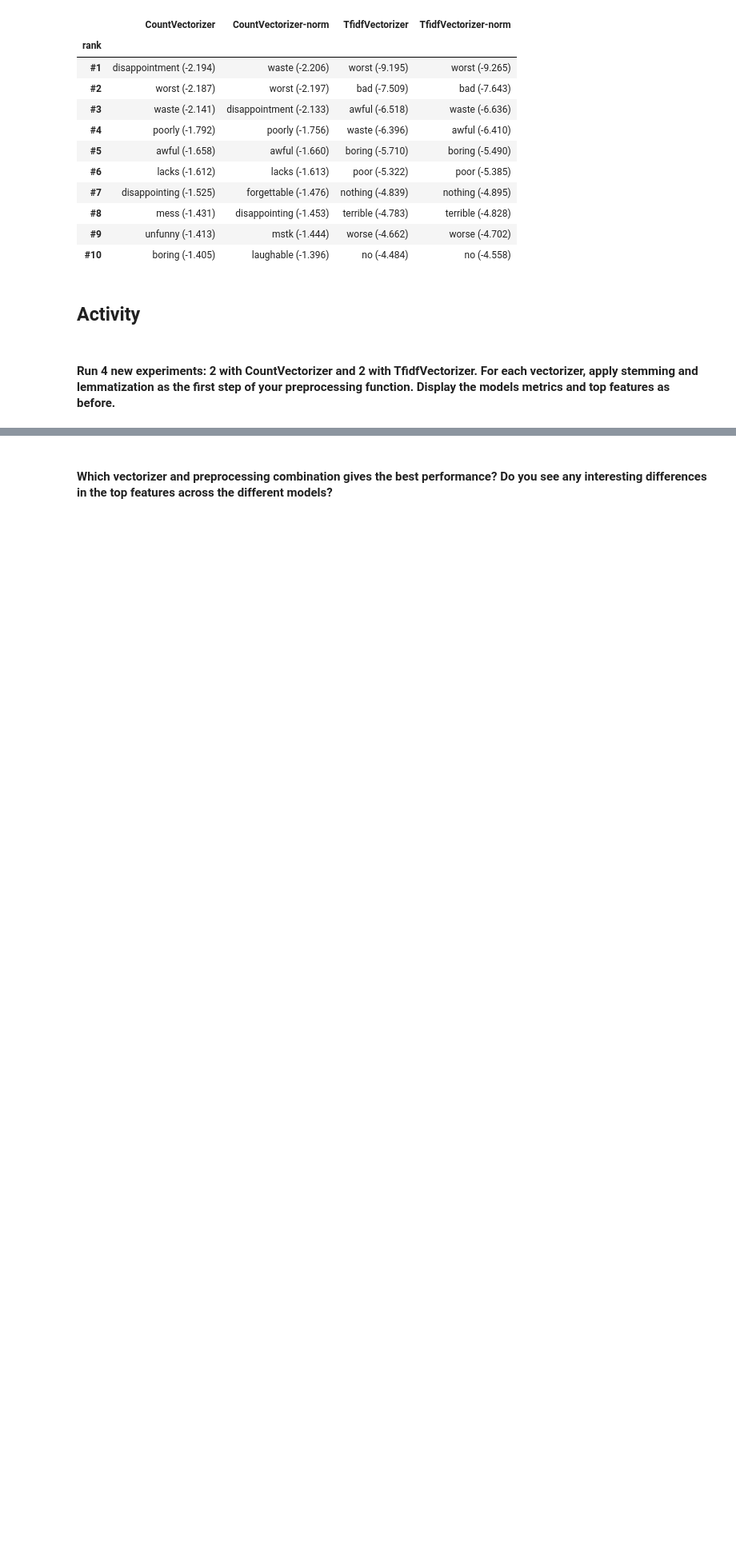
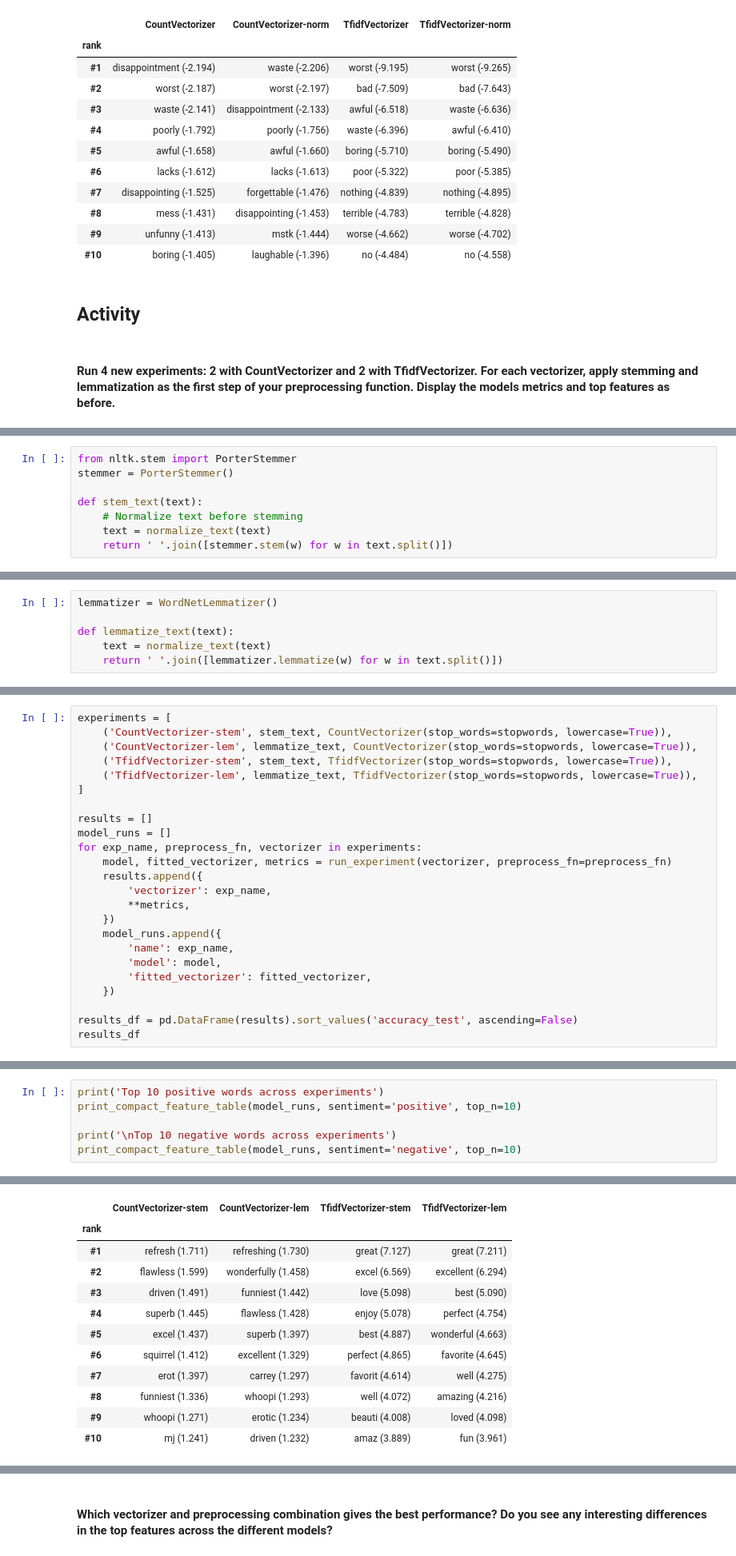
Before and after one commit to RenataSz4/Inteligencia-Computacional, a Jupyter notebook: class/04-30-2026/nlp.ipynb, the cells around one changed output, grey strips where cells are left out. Shown at 80% size. Drawn from its saved outputs; the diff is of its cells as text; blank space fills up the shorter version.

Commit message:
add new preprocessing functions

```diff
--- a/class/04-30-2026/nlp.ipynb
+++ b/class/04-30-2026/nlp.ipynb
@@ -410,0 +413,8 @@ Top 10 negative words across experiments
+# %%
+from nltk.stem import PorterStemmer
+stemmer = PorterStemmer()
+
+def stem_text(text):
+    # Normalize text before stemming
+    text = normalize_text(text)
+    return ' '.join([stemmer.stem(w) for w in text.split()])
@@ -410,0 +438,6 @@ Top 10 negative words across experiments
+# %%
+lemmatizer = WordNetLemmatizer()
+
+def lemmatize_text(text):
+    text = normalize_text(text)
+    return ' '.join([lemmatizer.lemmatize(w) for w in text.split()])
@@ -410,0 +446,24 @@ Top 10 negative words across experiments
+# %%
+experiments = [
+    ('CountVectorizer-stem', stem_text, CountVectorizer(stop_words=stopwords, lowercase=True)),
+    ('CountVectorizer-lem', lemmatize_text, CountVectorizer(stop_words=stopwords, lowercase=True)),
+    ('TfidfVectorizer-stem', stem_text, TfidfVectorizer(stop_words=stopwords, lowercase=True)),
+    ('TfidfVectorizer-lem', lemmatize_text, TfidfVectorizer(stop_words=stopwords, lowercase=True)),
+]
+
+results = []
+model_runs = []
+for exp_name, preprocess_fn, vectorizer in experiments:
+    model, fitted_vectorizer, metrics = run_experiment(vectorizer, preprocess_fn=preprocess_fn)
+    results.append({
+        'vectorizer': exp_name,
+        **metrics,
+    })
+    model_runs.append({
+        'name': exp_name,
+        'model': model,
+        'fitted_vectorizer': fitted_vectorizer,
+    })
+
+results_df = pd.DataFrame(results).sort_values('accuracy_test', ascending=False)
+results_df
@@ -410,0 +478,7 @@ Top 10 negative words across experiments
+# %%
+print('Top 10 positive words across experiments')
+print_compact_feature_table(model_runs, sentiment='positive', top_n=10)
+
+print('\nTop 10 negative words across experiments')
+print_compact_feature_table(model_runs, sentiment='negative', top_n=10)
+# %% [output]
@@ -410,0 +486,12 @@ Top 10 negative words across experiments
+|  | CountVectorizer-stem | CountVectorizer-lem | TfidfVectorizer-stem | TfidfVectorizer-lem |
+| rank |  |  |  |  |
+| #1 | refresh (1.711) | refreshing (1.730) | great (7.127) | great (7.211) |
+| #2 | flawless (1.599) | wonderfully (1.458) | excel (6.569) | excellent (6.294) |
+| #3 | driven (1.491) | funniest (1.442) | love (5.098) | best (5.090) |
+| #4 | superb (1.445) | flawless (1.428) | enjoy (5.078) | perfect (4.754) |
+| #5 | excel (1.437) | superb (1.397) | best (4.887) | wonderful (4.663) |
+| #6 | squirrel (1.412) | excellent (1.329) | perfect (4.865) | favorite (4.645) |
+| #7 | erot (1.397) | carrey (1.297) | favorit (4.614) | well (4.275) |
+| #8 | funniest (1.336) | whoopi (1.293) | well (4.072) | amazing (4.216) |
+| #9 | whoopi (1.271) | erotic (1.234) | beauti (4.008) | loved (4.098) |
+| #10 | mj (1.241) | driven (1.232) | amaz (3.889) | fun (3.961) |
```
Also changed, not shown: parts of 12 cells of this notebook.
